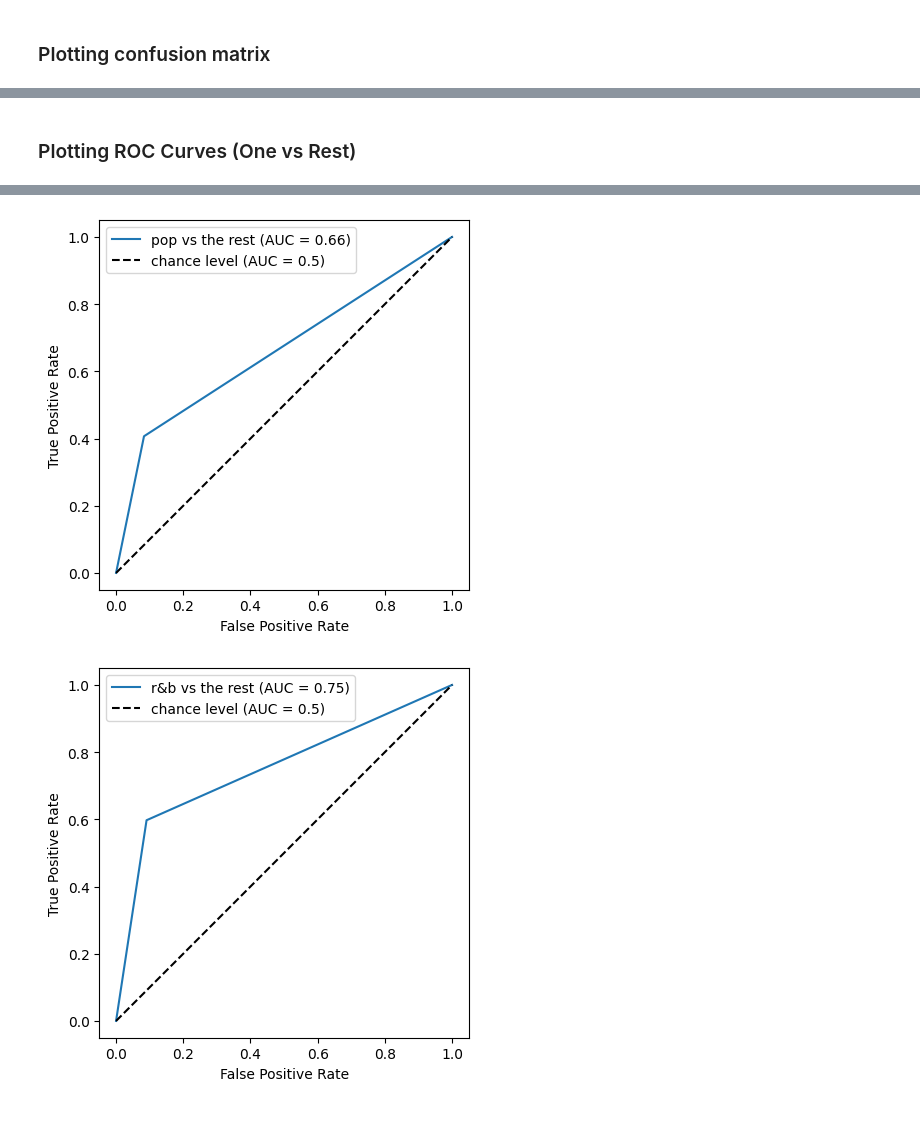
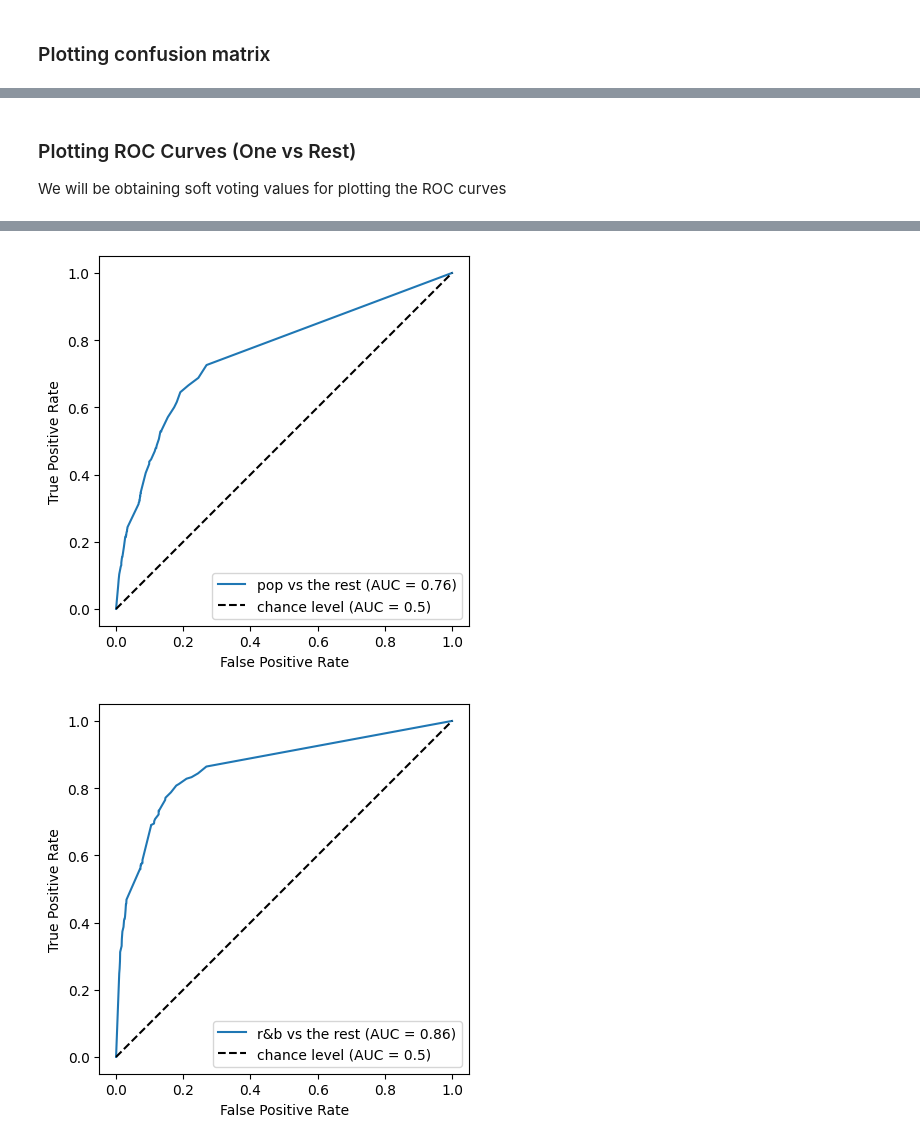
Before and after one commit to sin-of-sloth/muse, a Jupyter notebook: Muse.ipynb, the cells around one changed output, grey strips where cells are left out. Saved outputs shown, nothing was run; the diff lists cells and outputs as text; code cells hidden in the pictures.

Commit message:
better ROC curves, some corrections

```diff
--- a/Muse.ipynb
+++ b/Muse.ipynb
@@ -316,7 +316,7 @@ model.save('drive/MyDrive/Colab Notebooks (1)/Muse/lyric_word_embeddings_100')
 # %% [markdown]
 Load the model
 # %%
-model = Doc2Vec.load('drive/MyDrive/Colab Notebooks (1)/Muse/lyric_word_embeddings_100')
+model = Doc2Vec.load('drive/MyDrive/Colab Notebooks/Muse/lyric_word_embeddings_100')
 # %% [markdown]
 Use the word embedding model to create required lyric embeddings
 # %%
@@ -434,9 +434,8 @@ Validation accuracy for One vs Rest (Extra Trees): 0.6733333333333333
 # %% [markdown]
 #### One vs Rest Histogram-based Gradient Boosting Classifier
 # %%
-from sklearn.ensemble import HistGradientBoostingClassifier
 ovr_hgb, acc = train_models_and_weights(
-    X_train.iloc[:, 1:12], y_train, X_val.iloc[:, 1:12], y_val, OneVsRestClassifier(HistGradientBoostingClassifier()), 'One vs Rest (Random Forest)'
+    X_train.iloc[:, 1:12], y_train, X_val.iloc[:, 1:12], y_val, OneVsRestClassifier(HistGradientBoostingClassifier()), 'One vs Rest (Histogram-based Gradient Boosting Classifier)'
 )
 audio_models.append(ovr_hgb)
 audio_model_weights.append(acc)
@@ -455,14 +454,17 @@ The plan is to conduct four experiments:
 
 The ensemble model's prediction will be a weighted majority vote of each separate model, where the weight of a model's prediction is it's validation accuracy
 # %%
-def get_ensemble_prediction(n_preds, y_preds, model_weights):
+def get_ensemble_prediction(n_preds, y_preds, model_weights, voting_method='hard'):
     final_pred = []
     for i in range(n_preds):
-        weighted_labels = {'pop': 0, 'rock': 0, 'r&b': 0, 'rap': 0, 'edm': 0}
+        weighted_labels = {'edm': 0, 'pop': 0, 'r&b': 0, 'rap': 0, 'rock': 0}
         preds = [y_pred[i] for y_pred in y_preds]
         for j, pred in enumerate(preds):
             weighted_labels[pred] += model_weights[j]
-        final_pred.append(max(weighted_labels, key=weighted_labels.get))
+        if voting_method == 'hard':
+            final_pred.append(max(weighted_labels, key=weighted_labels.get))
+        else:
+            final_pred.append(list(weighted_labels.values()))
     return final_pred
 # %%
 lyric_model_preds = []
@@ -625,9 +626,11 @@ plt.show()
 # %% [markdown]
 ### Plotting ROC Curves (One vs Rest)
+
+We will be obtaining soft voting values for plotting the ROC curves
 # %%
 label_binarizer = LabelBinarizer().fit(y_train)
 y_onehot_test = label_binarizer.transform(y_test)
-y_onehot_pred = label_binarizer.transform(ensemble_pred)
+ensemble_pred = np.array(get_ensemble_prediction(n_preds, ensemble_preds, ensemble_weights, voting_method='soft'))
 # %%
 for label in labels:
     class_of_interest = label
@@ -635,7 +638,7 @@ for label in labels:
 
     RocCurveDisplay.from_predictions(
         y_onehot_test[:, class_id],
-        y_onehot_pred[:, class_id],
+        ensemble_pred[:, class_id],
         name=f"{class_of_interest} vs the rest",
     )
     plt.plot([0, 1], [0, 1], "k--", label="chance level (AUC = 0.5)")
@@ -650,2 +653,2 @@ for label in labels:
-[figure, old version]
+[figure, new version]
-[figure, old version]
+[figure, new version]
```
Also changed, not shown: parts of 17 cells of this notebook.
